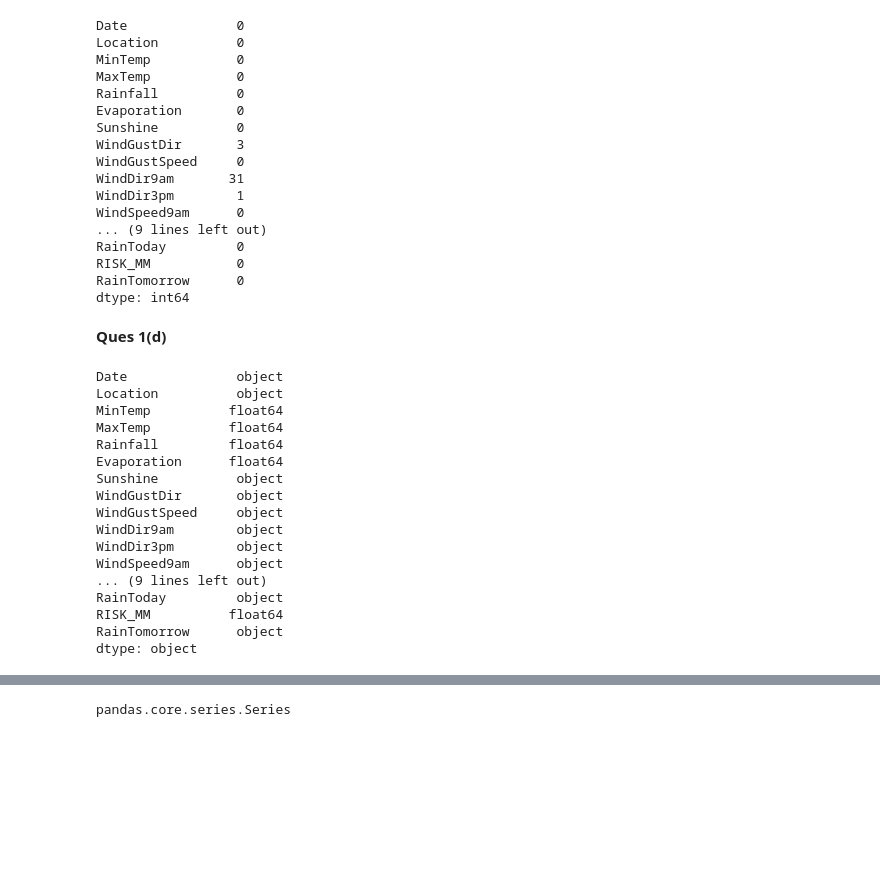
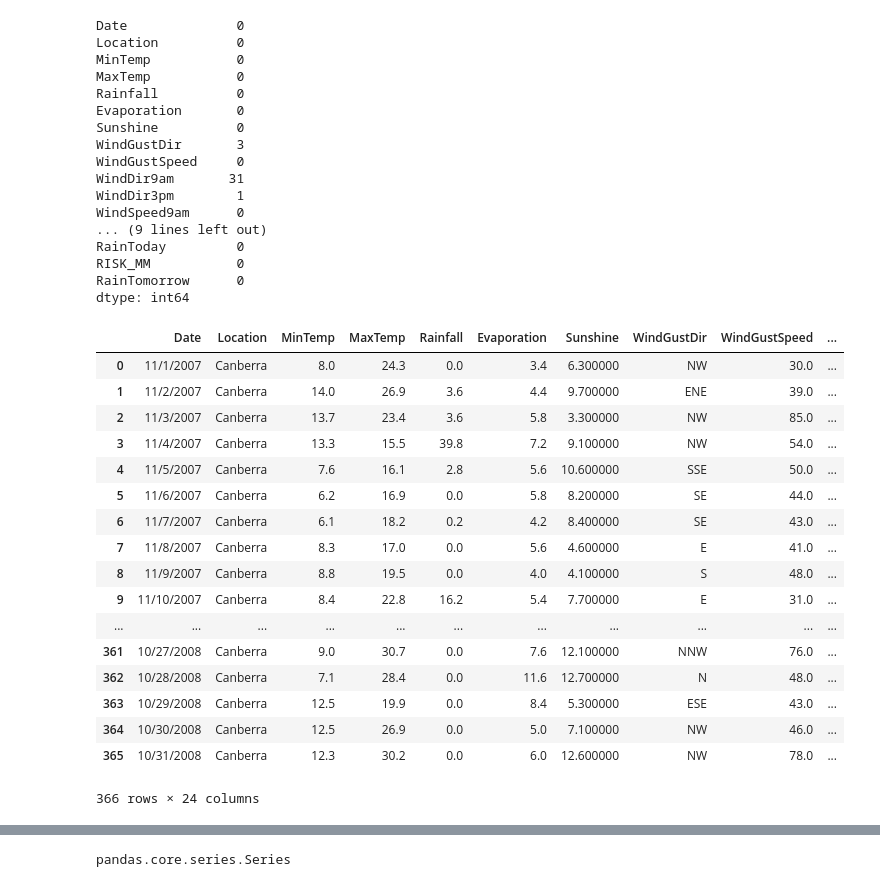
Before and after one commit to Shrishti1234/ML_ON5Acadview, a Jupyter notebook: Assignmnt5.ipynb, the cells around one changed output, grey strips where cells are left out. Cells and saved outputs as stored; diff of their text form; code cells hidden in the pictures; blank space fills up the shorter version.

```diff
--- a/Assignmnt5.ipynb
+++ b/Assignmnt5.ipynb
@@ -87,25 +87,25 @@ RainToday         0
 RISK_MM           0
 RainTomorrow      0
 dtype: int64
-# %% [markdown]
-**Ques 1(d)**
-# %%
-df.dtypes
-# %% [output]
-Date              object
-Location          object
-MinTemp          float64
-MaxTemp          float64
-Rainfall         float64
-Evaporation      float64
-Sunshine          object
-WindGustDir       object
-WindGustSpeed     object
-WindDir9am        object
-WindDir3pm        object
-WindSpeed9am      object
-... (9 lines left out)
-RainToday         object
-RISK_MM          float64
-RainTomorrow      object
-dtype: object
+# %%
+# SHOWING DATAFRAME FILLED WITH MEAN VALUES
+df
+# %% [output]
+|  | Date | Location | MinTemp | MaxTemp | Rainfall | Evaporation | Sunshine | WindGustDir | WindGustSpeed | ... |
+| 0 | 11/1/2007 | Canberra | 8.0 | 24.3 | 0.0 | 3.4 | 6.300000 | NW | 30.0 | ... |
+| 1 | 11/2/2007 | Canberra | 14.0 | 26.9 | 3.6 | 4.4 | 9.700000 | ENE | 39.0 | ... |
+| 2 | 11/3/2007 | Canberra | 13.7 | 23.4 | 3.6 | 5.8 | 3.300000 | NW | 85.0 | ... |
+| 3 | 11/4/2007 | Canberra | 13.3 | 15.5 | 39.8 | 7.2 | 9.100000 | NW | 54.0 | ... |
+| 4 | 11/5/2007 | Canberra | 7.6 | 16.1 | 2.8 | 5.6 | 10.600000 | SSE | 50.0 | ... |
+| 5 | 11/6/2007 | Canberra | 6.2 | 16.9 | 0.0 | 5.8 | 8.200000 | SE | 44.0 | ... |
+| 6 | 11/7/2007 | Canberra | 6.1 | 18.2 | 0.2 | 4.2 | 8.400000 | SE | 43.0 | ... |
+| 7 | 11/8/2007 | Canberra | 8.3 | 17.0 | 0.0 | 5.6 | 4.600000 | E | 41.0 | ... |
+| 8 | 11/9/2007 | Canberra | 8.8 | 19.5 | 0.0 | 4.0 | 4.100000 | S | 48.0 | ... |
+| 9 | 11/10/2007 | Canberra | 8.4 | 22.8 | 16.2 | 5.4 | 7.700000 | E | 31.0 | ... |
+| ... | ... | ... | ... | ... | ... | ... | ... | ... | ... | ... |
+| 361 | 10/27/2008 | Canberra | 9.0 | 30.7 | 0.0 | 7.6 | 12.100000 | NNW | 76.0 | ... |
+| 362 | 10/28/2008 | Canberra | 7.1 | 28.4 | 0.0 | 11.6 | 12.700000 | N | 48.0 | ... |
+| 363 | 10/29/2008 | Canberra | 12.5 | 19.9 | 0.0 | 8.4 | 5.300000 | ESE | 43.0 | ... |
+| 364 | 10/30/2008 | Canberra | 12.5 | 26.9 | 0.0 | 5.0 | 7.100000 | NW | 46.0 | ... |
+| 365 | 10/31/2008 | Canberra | 12.3 | 30.2 | 0.0 | 6.0 | 12.600000 | NW | 78.0 | ... |
+366 rows × 24 columns
```
Also changed, not shown: parts of 1 cell of this notebook.
